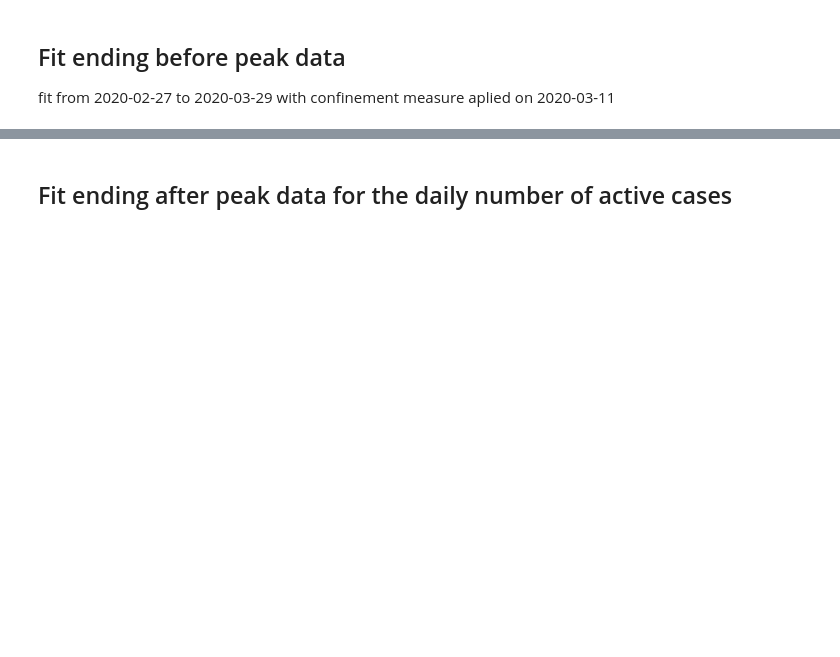
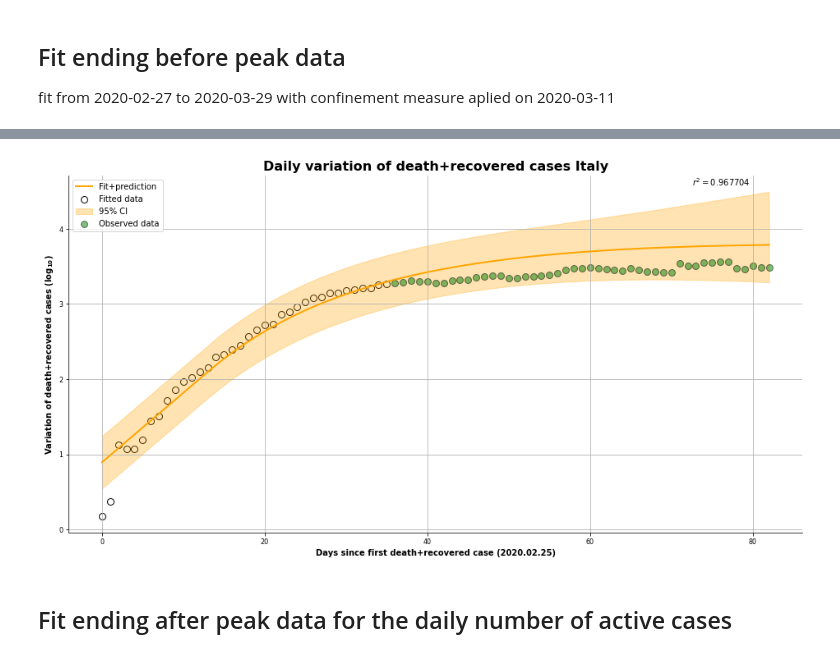
Before and after one commit to Nuelam9/Bayesian-inference-on-SCIR-epidemic-model, a Jupyter notebook: Optimization/Fit-Covid-Data.ipynb, the cells around one changed output, grey strips where cells are left out. Cells and saved outputs as stored; diff of their text form; code cells hidden in the pictures; blank space fills up the shorter version.

```diff
--- a/Optimization/Fit-Covid-Data.ipynb
+++ b/Optimization/Fit-Covid-Data.ipynb
@@ -150,4 +134,6 @@ analysis_esp.plot_results(Y=True, observed=True)
 # %%
-analysis_esp.plot_results(Z=True, observed=True)
+plot_results(res_1, ci=95, Y=False, Z=True, observed=True)
+# %% [output]
+[figure, added]
 # %% [markdown]
 ## Fit ending after peak data for the daily number of active cases
```
Also changed, not shown: parts of 37 cells of this notebook, 8 other files.
